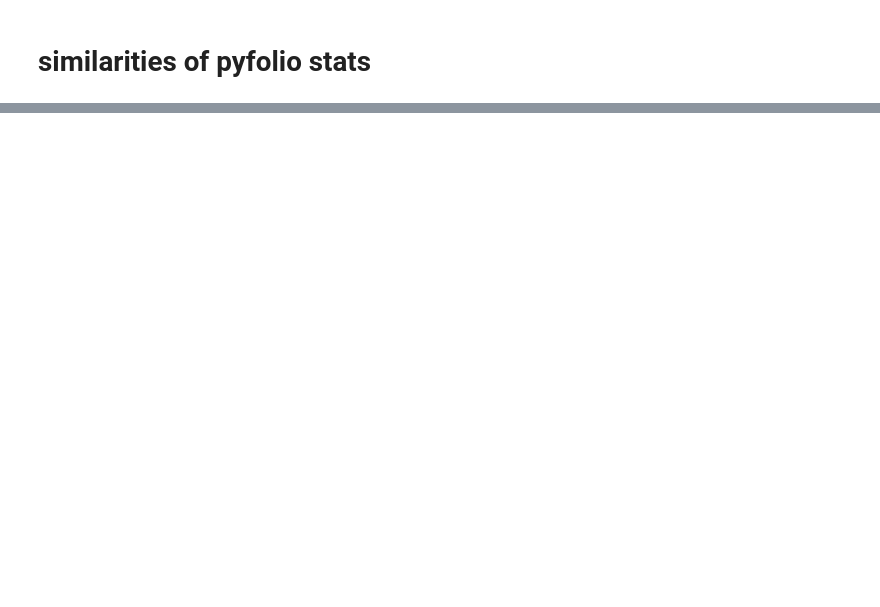
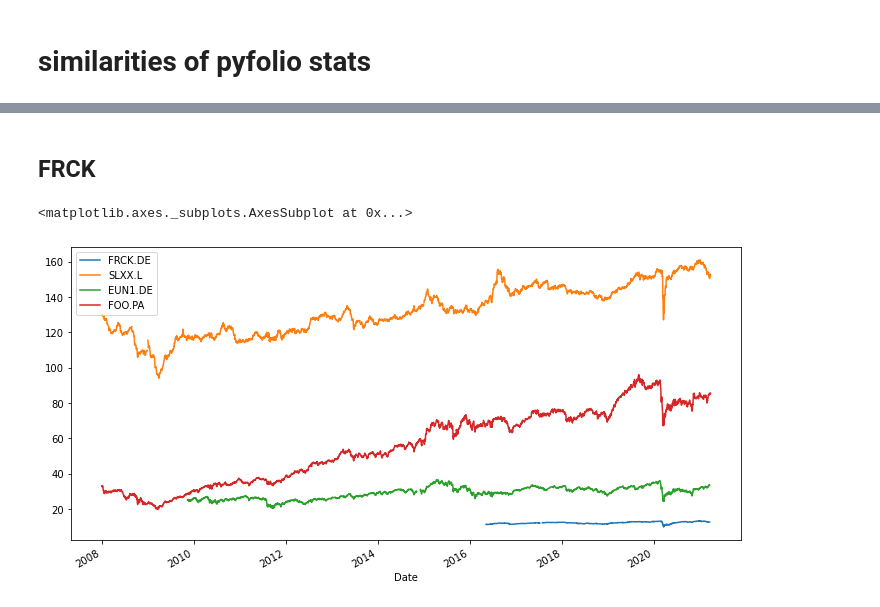
Before and after one commit to jklen/fin, a Jupyter notebook: finax_vs_admiral.ipynb, the cells around one changed output, grey strips where cells are left out. Saved outputs shown, nothing was run; the diff lists cells and outputs as text; code cells hidden in the pictures; blank space fills up the shorter version.

```diff
--- a/finax_vs_admiral.ipynb
+++ b/finax_vs_admiral.ipynb
@@ -55,0 +309,9 @@ with pd.option_context('display.max_rows', None, 'display.max_columns', None):
+# %% [markdown]
+## FRCK
+# %%
+df = pd.DataFrame(df_finax['FRCK.DE'])
+df = df.join(df_admiral[df_top['FRCK.DE']], how = 'outer')
+df.plot(figsize = (12,6))
+# %% [output]
+<matplotlib.axes._subplots.AxesSubplot at 0x...>
+[figure, added]
```
Also changed, not shown: parts of 69 cells of this notebook, 7 other files.
